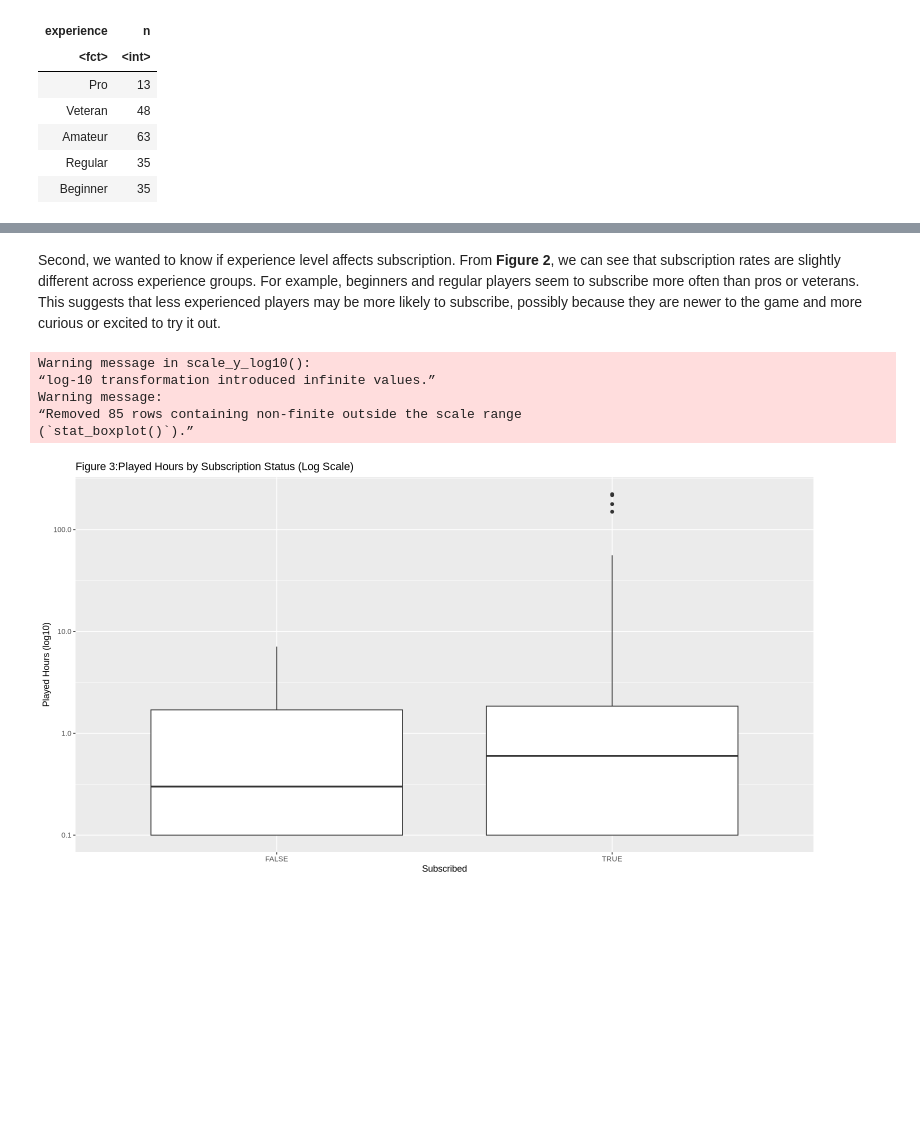
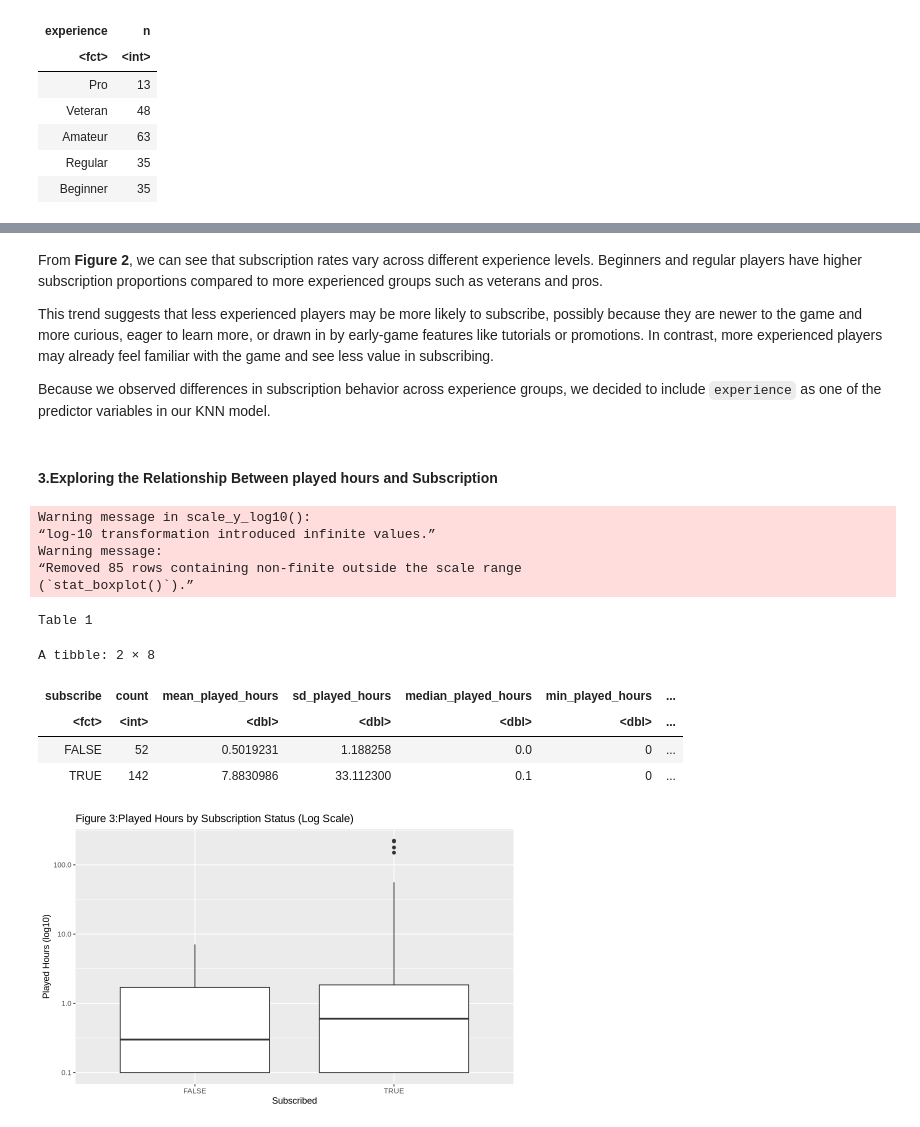
Before and after one commit to kbeletsky/dsci_100_project, a Jupyter notebook: Group project.ipynb, the cells around one changed output, grey strips where cells are left out. Cells and saved outputs as stored; diff of their text form; code cells hidden in the pictures; blank space fills up the shorter version.

```diff
--- a/Group project.ipynb
+++ b/Group project.ipynb
@@ -261,19 +320,42 @@ ggplot(players, aes(x = experience, fill = subscribe)) +
 # %% [markdown]
-Second, we wanted to know if experience level affects subscription. From **Figure 2**, we can see that subscription rates are slightly different across experience groups. For example, beginners and regular players seem to subscribe more often than pros or veterans. This suggests that less experienced players may be more likely to subscribe, possibly because they are newer to the game and more curious or excited to try it out.
+From **Figure 2**, we can see that subscription rates vary across different experience levels. Beginners and regular players have higher subscription proportions compared to more experienced groups such as veterans and pros.
+
+This trend suggests that less experienced players may be more likely to subscribe, possibly because they are newer to the game and more curious, eager to learn more, or drawn in by early-game features like tutorials or promotions. In contrast, more experienced players may already feel familiar with the game and see less value in subscribing.
+
+Because we observed differences in subscription behavior across experience groups, we decided to include `experience` as one of the predictor variables in our KNN model.
-# %%
-Box_plot_played_hours <- ggplot(players, aes(x = subscribe, y = played_hours)) +
-  geom_boxplot() +
-  scale_y_log10() +
-  labs(y = "Played Hours (log10)",
-       x = "Subscribed",
-       title = "Figure 3:Played Hours by Subscription Status (Log Scale)")
-
-Box_plot_played_hours
-# %% [output]
-Warning message in scale_y_log10():
-“log-10 transformation introduced infinite values.”
-Warning message:
-“Removed 85 rows containing non-finite outside the scale range
-(`stat_boxplot()`).”
-[figure, removed]
+# %% [markdown]
+#### 3.Exploring the Relationship Between played hours and Subscription
+# %%
+Box_plot_played_hours <- ggplot(players, aes(x = subscribe, y = played_hours)) +
+  geom_boxplot() +
+  scale_y_log10() +
+  labs(y = "Played Hours (log10)",
+       x = "Subscribed",
+       title = "Figure 3:Played Hours by Subscription Status (Log Scale)")
+
+Box_plot_played_hours
+
+cat("Table 1")
+players |>
+  group_by(subscribe) |>
+  summarize(count = n(),
+    mean_played_hours = mean(played_hours, na.rm = TRUE),
+    sd_played_hours = sd(played_hours, na.rm = TRUE),
+    median_played_hours = median(played_hours, na.rm = TRUE),
+    min_played_hours = min(played_hours, na.rm = TRUE),
+    max_played_hours = max(played_hours, na.rm = TRUE),
+    log10_mean = mean(log10(played_hours + 1), na.rm = TRUE))
+# %% [output]
+Warning message in scale_y_log10():
+“log-10 transformation introduced infinite values.”
+Warning message:
+“Removed 85 rows containing non-finite outside the scale range
+(`stat_boxplot()`).”
+Table 1
+A tibble: 2 × 8
+| subscribe | count | mean_played_hours | sd_played_hours | median_played_hours | min_played_hours | ... |
+| <fct> | <int> | <dbl> | <dbl> | <dbl> | <dbl> | ... |
+| FALSE | 52 | 0.5019231 | 1.188258 | 0.0 | 0 | ... |
+| TRUE | 142 | 7.8830986 | 33.112300 | 0.1 | 0 | ... |
+[figure, added]
 # %% [markdown]
```
Also changed, not shown: parts of 65 cells of this notebook.
